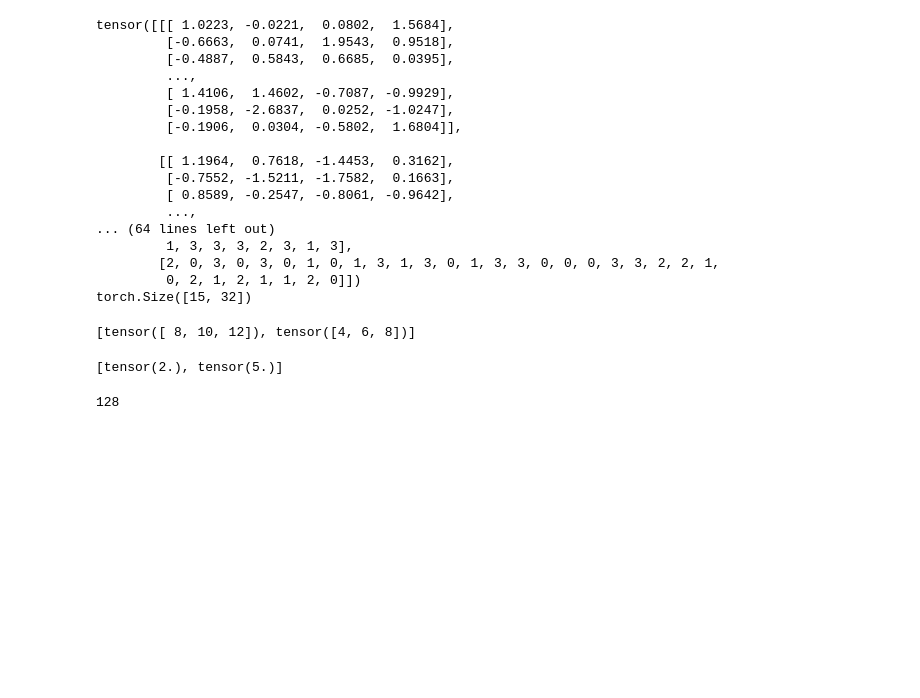
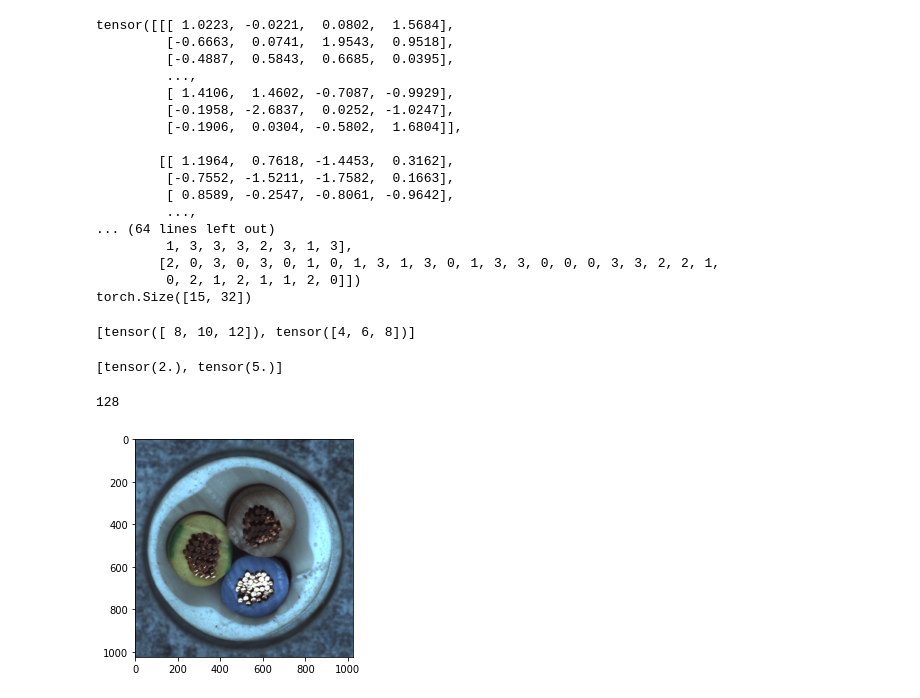
Before and after one commit to quhb2455/toy, a Jupyter notebook: ComputerVision_AnomalyDetection/notebook/test.ipynb, the cells around one changed output. Cells and saved outputs as stored; diff of their text form; code cells hidden in the pictures; blank space fills up the shorter version.

```diff
--- a/ComputerVision_AnomalyDetection/notebook/test.ipynb
+++ b/ComputerVision_AnomalyDetection/notebook/test.ipynb
@@ -616,3 +646,18 @@ len([ 63,  54, 110, 116,  71,  99, 122,  30,  32, 113,  56,  58, 124,  52,
         102,  11])
 # %% [output]
 128
+# %%
+import albumentations as A
+import matplotlib.pyplot as plt
+import cv2
+
+trans = A.Compose([
+    A.Rotate(limit=(-90, 90), p=1)
+])
+img = cv2.imread('nkoll.png')
+img = cv2.cvtColor(img, cv2.COLOR_BGR2RGB)
+img = trans(image=img)['image']
+plt.imshow(img)
+plt.show()
+# %% [output]
+[figure, added]
```
Also changed, not shown: parts of 1 cell of this notebook, 21 other files.
